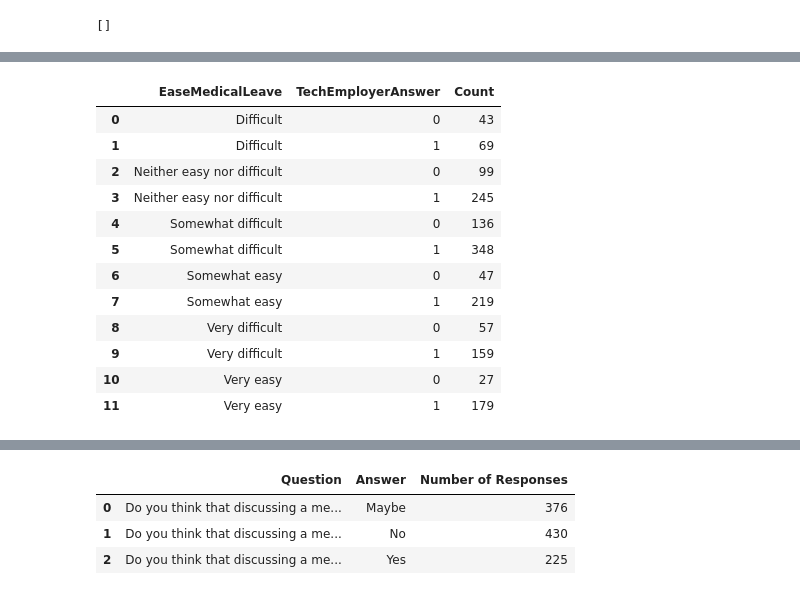
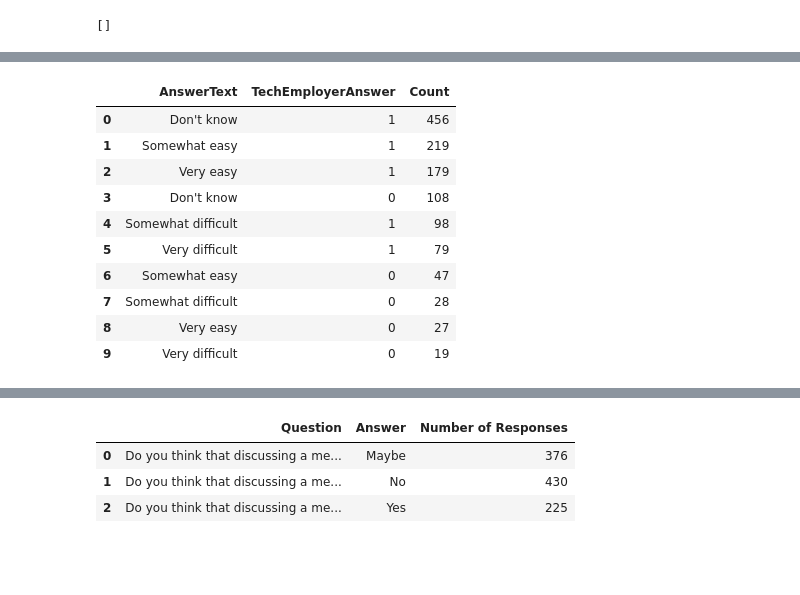
Before and after one commit to laimich/Tech-Mental-Health-Survey-Data-Analysis, a Jupyter notebook: mental_health_survey_data_analysis.ipynb, the cells around one changed output, grey strips where cells are left out. Saved outputs shown, nothing was run; the diff lists cells and outputs as text; code cells hidden in the pictures; blank space fills up the shorter version.

```diff
--- a/mental_health_survey_data_analysis.ipynb
+++ b/mental_health_survey_data_analysis.ipynb
@@ -84,28 +82,25 @@ Text(0.5,1,'As an employee of a tech company, how easy to take medical leave for
 # %%
 df_query1b = pd.read_sql_query("""
-    SELECT AnswerText AS EaseMedicalLeave, TechEmployerAnswer, count(AnswerText) AS Count
+    SELECT AnswerText, TechEmployerAnswer, count(AnswerText) AS Count
     FROM Question JOIN Answer ON (Question.QuestionID=Answer.QuestionID)
-    JOIN AnswerTechEmployer ON (AnswerTechEmployer.UserID=Answer.UserID)
+        JOIN AnswerTechEmployer ON (AnswerTechEmployer.UserID=Answer.UserID)
     WHERE Question.QuestionText IN
             ("How easy is it for you to take medical leave for a mental health condition?")
-        AND AnswerText LIKE '%easy'
-        OR AnswerText LIKE '%difficult'
-        GROUP BY AnswerText, TechEmployerAnswer
-        HAVING Count>10
+    GROUP BY AnswerText, TechEmployerAnswer
+    HAVING Count>10
+    ORDER BY Count DESC
     """, con)
 
 df_query1b
 # %% [output]
-|  | EaseMedicalLeave | TechEmployerAnswer | Count |
-| 0 | Difficult | 0 | 43 |
-| 1 | Difficult | 1 | 69 |
-| 2 | Neither easy nor difficult | 0 | 99 |
-| 3 | Neither easy nor difficult | 1 | 245 |
-| 4 | Somewhat difficult | 0 | 136 |
-| 5 | Somewhat difficult | 1 | 348 |
+|  | AnswerText | TechEmployerAnswer | Count |
+| 0 | Don't know | 1 | 456 |
+| 1 | Somewhat easy | 1 | 219 |
+| 2 | Very easy | 1 | 179 |
+| 3 | Don't know | 0 | 108 |
+| 4 | Somewhat difficult | 1 | 98 |
+| 5 | Very difficult | 1 | 79 |
 | 6 | Somewhat easy | 0 | 47 |
-| 7 | Somewhat easy | 1 | 219 |
-| 8 | Very difficult | 0 | 57 |
-| 9 | Very difficult | 1 | 159 |
-| 10 | Very easy | 0 | 27 |
-| 11 | Very easy | 1 | 179 |
+| 7 | Somewhat difficult | 0 | 28 |
+| 8 | Very easy | 0 | 27 |
+| 9 | Very difficult | 0 | 19 |
```
Also changed, not shown: parts of 8 cells of this notebook, 1 other file.
